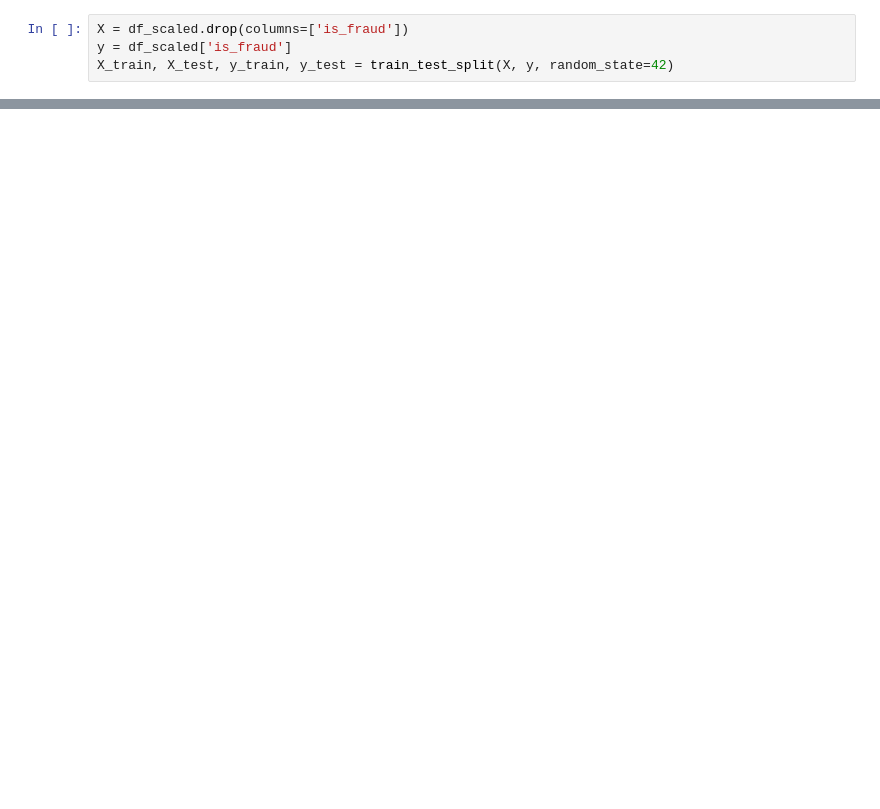
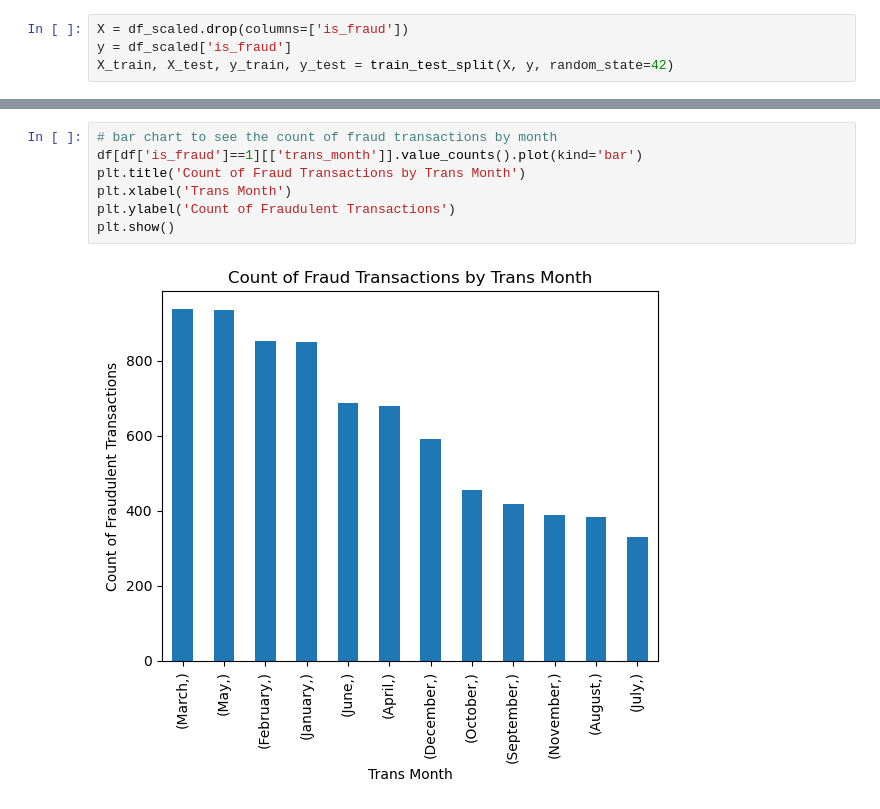
Before and after one commit to junghodavidlee/Project-2, a Jupyter notebook: analysis.ipynb, the cells around one changed output, grey strips where cells are left out. Drawn from its saved outputs; the diff is of its cells as text; blank space fills up the shorter version.

```diff
--- a/analysis.ipynb
+++ b/analysis.ipynb
@@ -58,0 +170,9 @@ evaluate_model(LogReg, X_train_resampled, X_test, y_train_resampled, y_test)
+# %%
+# bar chart to see the count of fraud transactions by month
+df[df['is_fraud']==1][['trans_month']].value_counts().plot(kind='bar')
+plt.title('Count of Fraud Transactions by Trans Month')
+plt.xlabel('Trans Month')
+plt.ylabel('Count of Fraudulent Transactions')
+plt.show()
+# %% [output]
+[figure, added]
```
Also changed, not shown: parts of 34 cells of this notebook.
